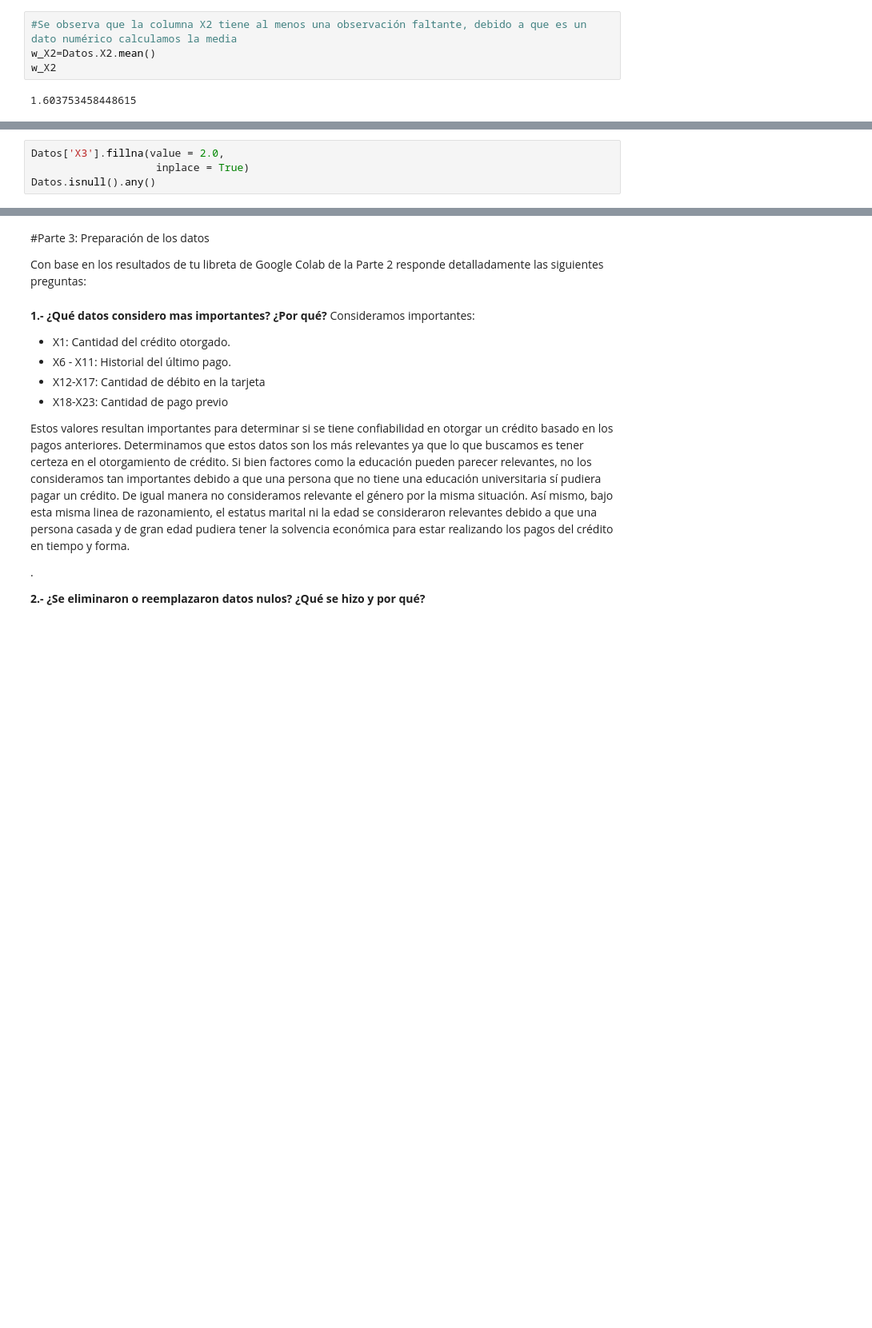
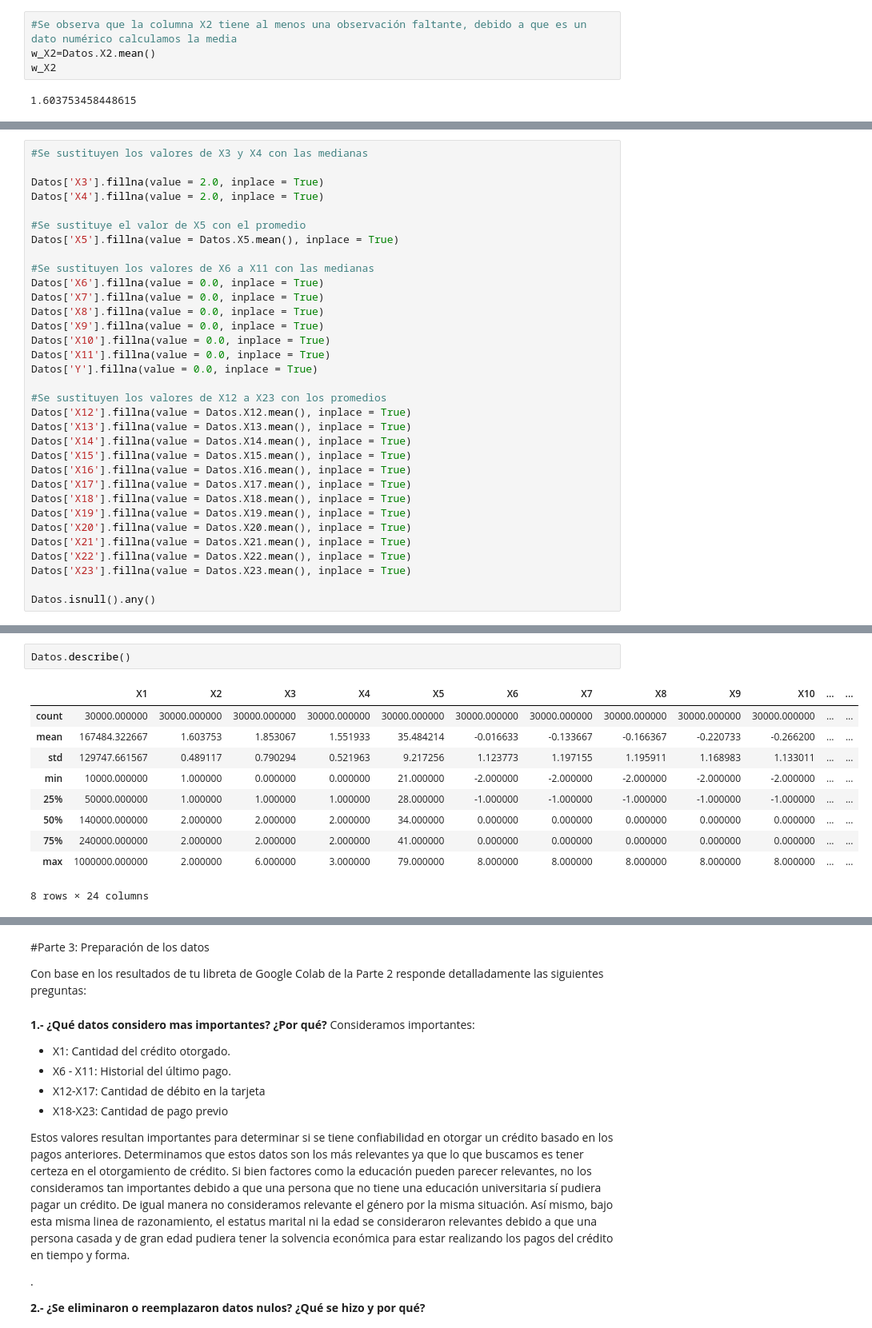
Before and after one commit to PosgradoMNA/actividades-del-projecto-equipo_69, a Jupyter notebook: Semana_3_Limpieza_de_Datos.ipynb, the cells around one changed output, grey strips where cells are left out. Shown at 80% size. Drawn from its saved outputs; the diff is of its cells as text; blank space fills up the shorter version.

```diff
--- a/Semana_3_Limpieza_de_Datos.ipynb
+++ b/Semana_3_Limpieza_de_Datos.ipynb
@@ -219,7 +219,3 @@ w_X3
 | 75% | 240000.000000 | 2.000000 | 2.000000 | 2.000000 | 41.000000 | 0.000000 | 0.000000 | 0.000000 | 0.000000 | 0.000000 | ... | ... |
 | max | 1000000.000000 | 2.000000 | 6.000000 | 3.000000 | 79.000000 | 8.000000 | 8.000000 | 8.000000 | 8.000000 | 8.000000 | ... | ... |
 8 rows × 24 columns
-# %%
-Datos['X3'].fillna(value = 2.0,
-                    inplace = True)
-Datos.isnull().any()
@@ -243,0 +222,33 @@ dtype: bool
+# %%
+#Se sustituyen los valores de X3 y X4 con las medianas
+
+Datos['X3'].fillna(value = 2.0, inplace = True)
+Datos['X4'].fillna(value = 2.0, inplace = True)
+
+#Se sustituye el valor de X5 con el promedio
+Datos['X5'].fillna(value = Datos.X5.mean(), inplace = True)
+
+#Se sustituyen los valores de X6 a X11 con las medianas
+Datos['X6'].fillna(value = 0.0, inplace = True)
+Datos['X7'].fillna(value = 0.0, inplace = True)
+Datos['X8'].fillna(value = 0.0, inplace = True)
+Datos['X9'].fillna(value = 0.0, inplace = True)
+Datos['X10'].fillna(value = 0.0, inplace = True)
+Datos['X11'].fillna(value = 0.0, inplace = True)
+Datos['Y'].fillna(value = 0.0, inplace = True)
+
+#Se sustituyen los valores de X12 a X23 con los promedios
+Datos['X12'].fillna(value = Datos.X12.mean(), inplace = True)
+Datos['X13'].fillna(value = Datos.X13.mean(), inplace = True)
+Datos['X14'].fillna(value = Datos.X14.mean(), inplace = True)
+Datos['X15'].fillna(value = Datos.X15.mean(), inplace = True)
+Datos['X16'].fillna(value = Datos.X16.mean(), inplace = True)
+Datos['X17'].fillna(value = Datos.X17.mean(), inplace = True)
+Datos['X18'].fillna(value = Datos.X18.mean(), inplace = True)
+Datos['X19'].fillna(value = Datos.X19.mean(), inplace = True)
+Datos['X20'].fillna(value = Datos.X20.mean(), inplace = True)
+Datos['X21'].fillna(value = Datos.X21.mean(), inplace = True)
+Datos['X22'].fillna(value = Datos.X22.mean(), inplace = True)
+Datos['X23'].fillna(value = Datos.X23.mean(), inplace = True)
+
+Datos.isnull().any()
@@ -243,0 +308,13 @@ dtype: bool
+# %%
+Datos.describe()
+# %% [output]
+|  | X1 | X2 | X3 | X4 | X5 | X6 | X7 | X8 | X9 | X10 | ... | ... |
+| count | 30000.000000 | 30000.000000 | 30000.000000 | 30000.000000 | 30000.000000 | 30000.000000 | 30000.000000 | 30000.000000 | 30000.000000 | 30000.000000 | ... | ... |
+| mean | 167484.322667 | 1.603753 | 1.853067 | 1.551933 | 35.484214 | -0.016633 | -0.133667 | -0.166367 | -0.220733 | -0.266200 | ... | ... |
+| std | 129747.661567 | 0.489117 | 0.790294 | 0.521963 | 9.217256 | 1.123773 | 1.197155 | 1.195911 | 1.168983 | 1.133011 | ... | ... |
+| min | 10000.000000 | 1.000000 | 0.000000 | 0.000000 | 21.000000 | -2.000000 | -2.000000 | -2.000000 | -2.000000 | -2.000000 | ... | ... |
+| 25% | 50000.000000 | 1.000000 | 1.000000 | 1.000000 | 28.000000 | -1.000000 | -1.000000 | -1.000000 | -1.000000 | -1.000000 | ... | ... |
+| 50% | 140000.000000 | 2.000000 | 2.000000 | 2.000000 | 34.000000 | 0.000000 | 0.000000 | 0.000000 | 0.000000 | 0.000000 | ... | ... |
+| 75% | 240000.000000 | 2.000000 | 2.000000 | 2.000000 | 41.000000 | 0.000000 | 0.000000 | 0.000000 | 0.000000 | 0.000000 | ... | ... |
+| max | 1000000.000000 | 2.000000 | 6.000000 | 3.000000 | 79.000000 | 8.000000 | 8.000000 | 8.000000 | 8.000000 | 8.000000 | ... | ... |
+8 rows × 24 columns
```
Also changed, not shown: parts of 8 cells of this notebook.
